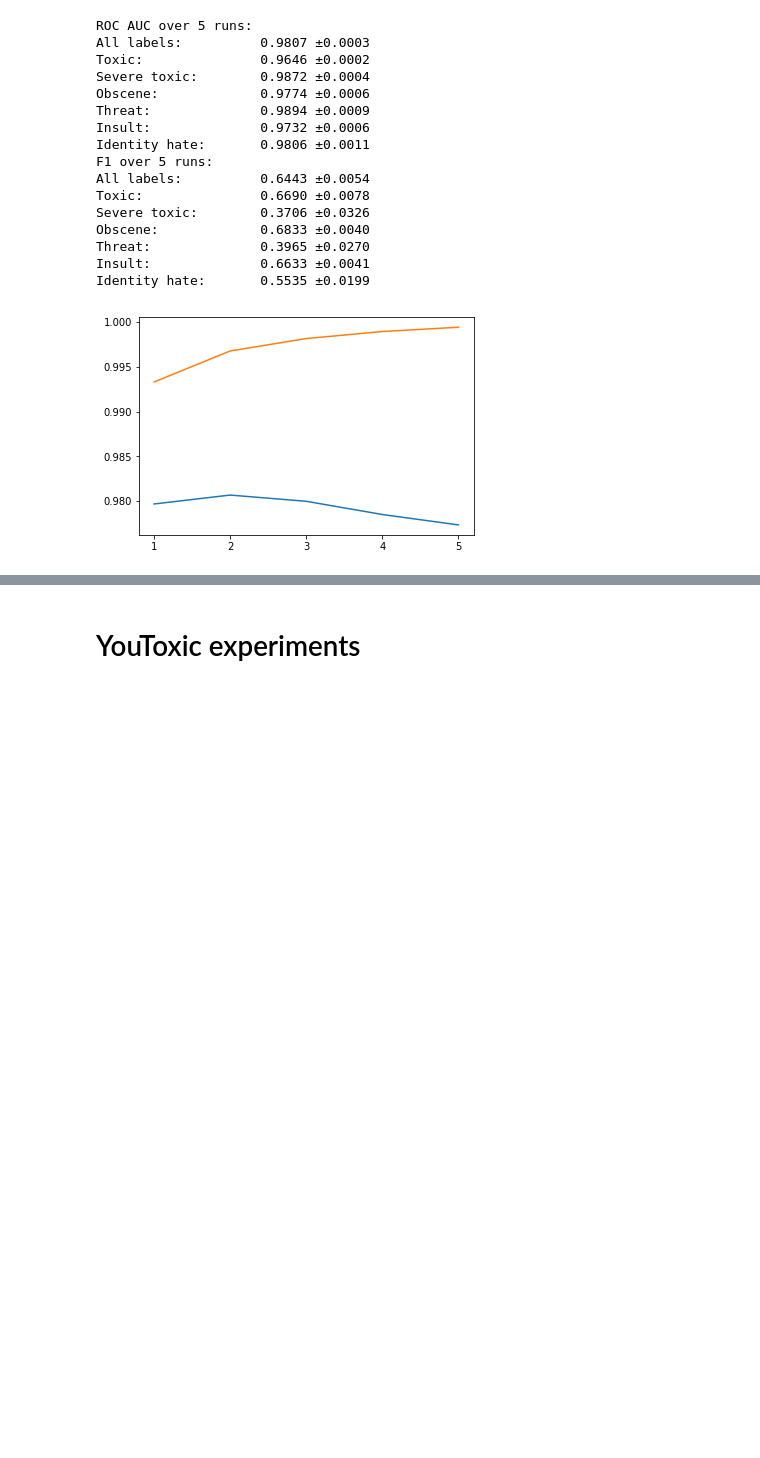
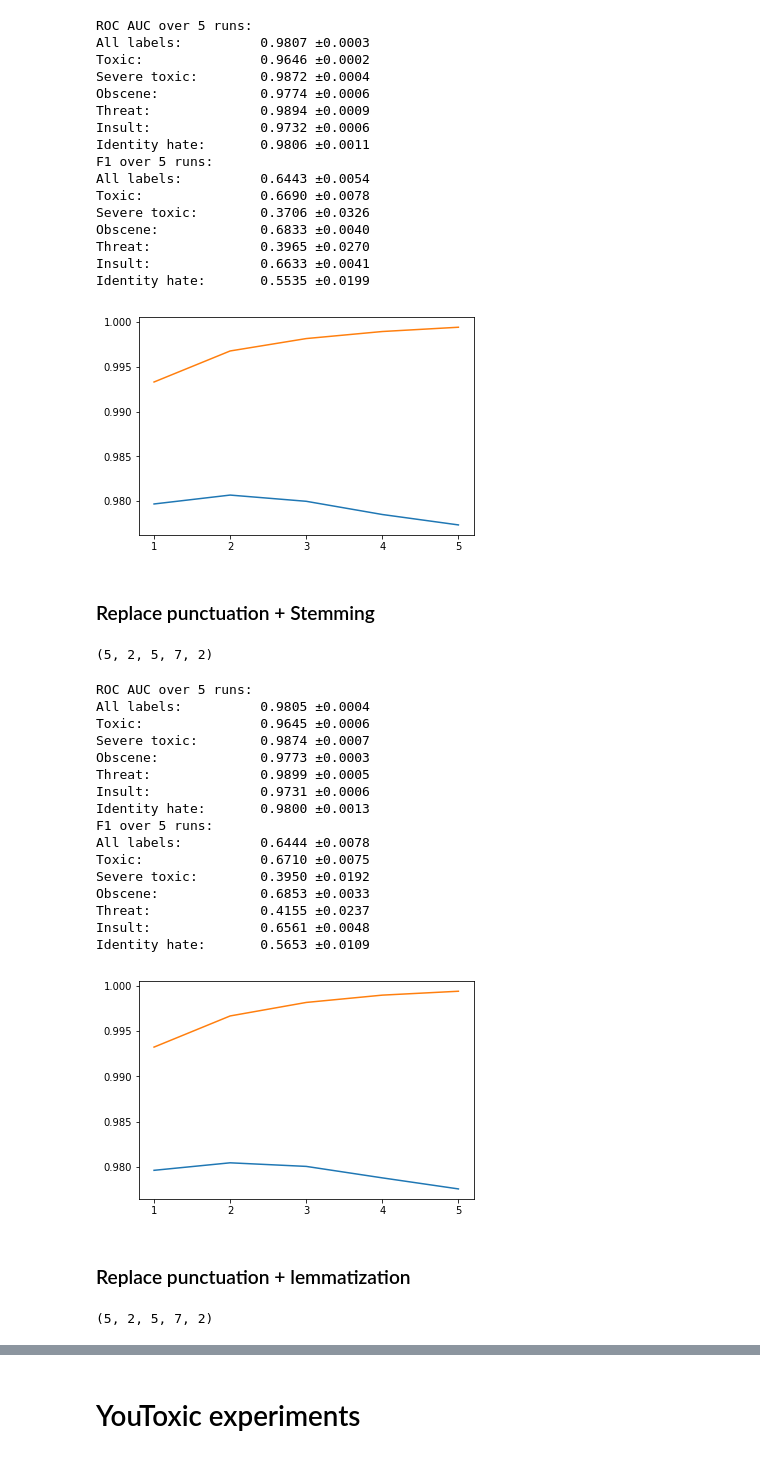
Before and after one commit to kogelnikp/toxic-comment-experiments, a Jupyter notebook: visualize_results.ipynb, the cells around one changed output, grey strips where cells are left out. Cells and saved outputs as stored; diff of their text form; code cells hidden in the pictures; blank space fills up the shorter version.

Commit message:
added preprocessing experiment

```diff
--- a/visualize_results.ipynb
+++ b/visualize_results.ipynb
@@ -469,3 +469,38 @@ Threat:              0.3965 ±0.0270
 Insult:              0.6633 ±0.0041
 Identity hate:       0.5535 ±0.0199
 [figure]
+# %% [markdown]
+### Replace punctuation + Stemming
+# %%
+ep10_scores = np.load('data/scores/preprocessing/e10_scores_1547600264.255076.npy')
+ep10_scores.shape
+# %% [output]
+(5, 2, 5, 7, 2)
+# %%
+calculated_all_metrics(ep10_scores)
+plot_learningcurve(ep10_scores, Labels.ALL, Metrics.ROC_AUC)
+# %% [output]
+ROC AUC over 5 runs:
+All labels:          0.9805 ±0.0004
+Toxic:               0.9645 ±0.0006
+Severe toxic:        0.9874 ±0.0007
+Obscene:             0.9773 ±0.0003
+Threat:              0.9899 ±0.0005
+Insult:              0.9731 ±0.0006
+Identity hate:       0.9800 ±0.0013
+F1 over 5 runs:
+All labels:          0.6444 ±0.0078
+Toxic:               0.6710 ±0.0075
+Severe toxic:        0.3950 ±0.0192
+Obscene:             0.6853 ±0.0033
+Threat:              0.4155 ±0.0237
+Insult:              0.6561 ±0.0048
+Identity hate:       0.5653 ±0.0109
+[figure, added]
+# %% [markdown]
+### Replace punctuation + lemmatization
+# %%
+ep11_scores = np.load('data/scores/preprocessing/e11_scores_1547637074.9931095.npy')
+ep11_scores.shape
+# %% [output]
+(5, 2, 5, 7, 2)
```
Also changed, not shown: parts of 1 cell of this notebook, 1 other file.
